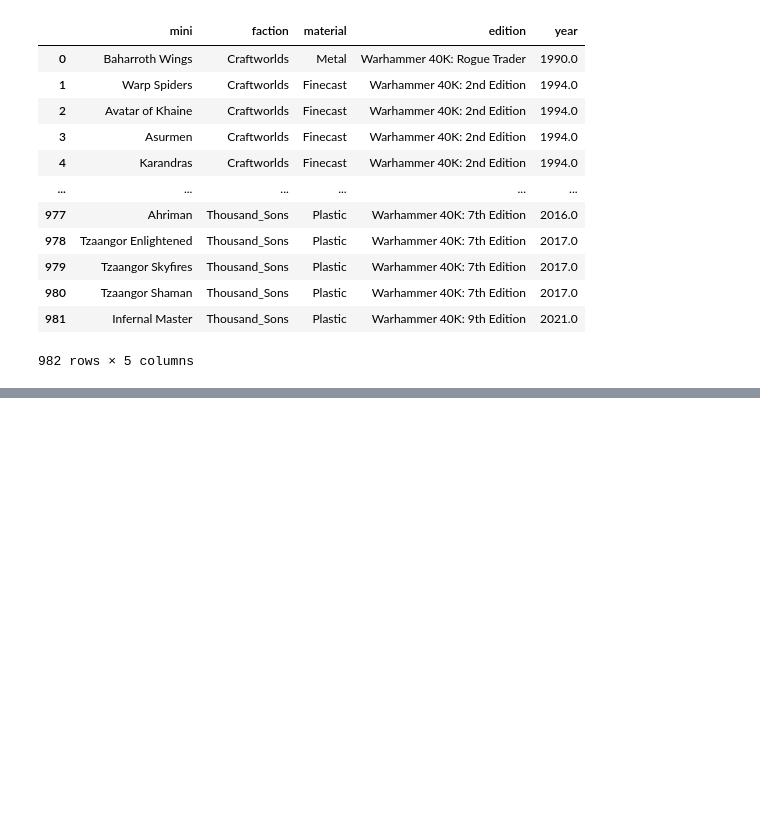
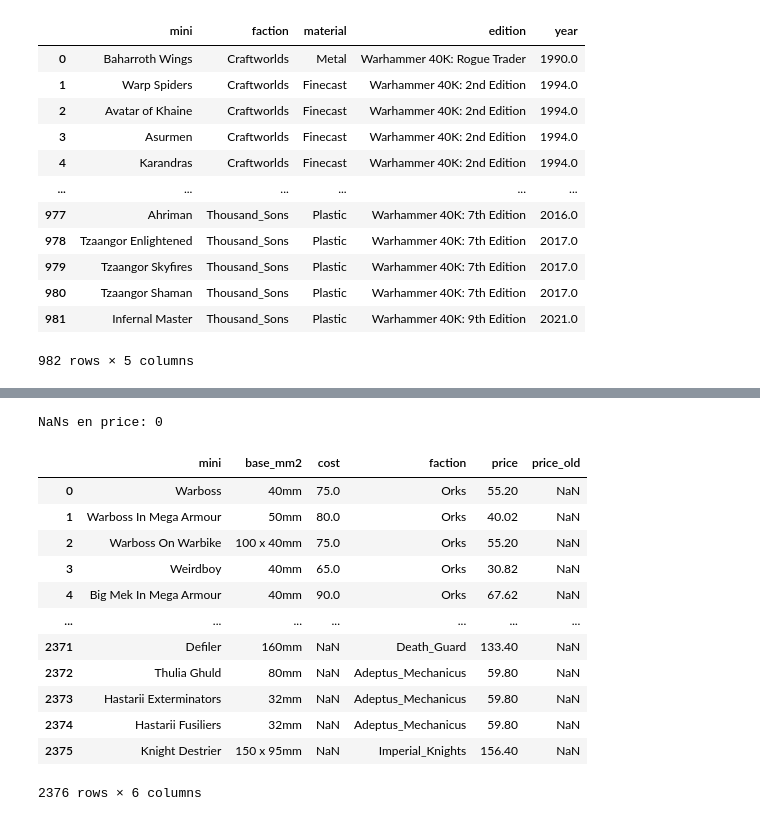
Before and after one commit to Varushet/EDA, a Jupyter notebook: DataFrame.ipynb, the cells around one changed output, grey strips where cells are left out. Cells and saved outputs as stored; diff of their text form; code cells hidden in the pictures; blank space fills up the shorter version.

```diff
--- a/DataFrame.ipynb
+++ b/DataFrame.ipynb
@@ -87,0 +1316,51 @@ v3_filtrado
+# %%
+from difflib import SequenceMatcher
+
+# Miniaturas con precio conocido
+known_prices = pd.concat([
+    v1[['mini', 'price']].rename(columns={'price': 'p'}),
+    v2[['mini', 'price']].rename(columns={'price': 'p'})
+]).drop_duplicates('mini').set_index('mini')['p']
+
+def find_price(mini_name, known, threshold=0.8):
+    mini_lower = str(mini_name).lower()
+    best_score = 0
+    best_price = np.nan
+    for known_mini, price in known.items():
+        score = SequenceMatcher(None, mini_lower, str(known_mini).lower()).ratio()
+        if score > best_score:
+            best_score = score
+            best_price = price
+    return best_price if best_score >= threshold else np.nan
+
+mask = delta['price'].isna()
+delta.loc[mask, 'price'] = delta.loc[mask, 'mini'].apply(
+    lambda x: find_price(x, known_prices)
+)
+
+# Rellenar restantes con mediana por faction
+median_by_faction = delta.groupby('faction')['price'].median()
+delta['price'] = delta.apply(
+    lambda row: median_by_faction[row['faction']] if pd.isna(row['price']) else row['price'],
+    axis=1
+)
+
+delta['price'] = delta['price'].fillna(delta['price'].median())
+
+print(f"NaNs en price: {delta['price'].isna().sum()}")
+delta
+# %% [output]
+NaNs en price: 0
+|  | mini | base_mm2 | cost | faction | price | price_old |
+| 0 | Warboss | 40mm | 75.0 | Orks | 55.20 | NaN |
+| 1 | Warboss In Mega Armour | 50mm | 80.0 | Orks | 40.02 | NaN |
+| 2 | Warboss On Warbike | 100 x 40mm | 75.0 | Orks | 55.20 | NaN |
+| 3 | Weirdboy | 40mm | 65.0 | Orks | 30.82 | NaN |
+| 4 | Big Mek In Mega Armour | 40mm | 90.0 | Orks | 67.62 | NaN |
+| ... | ... | ... | ... | ... | ... | ... |
+| 2371 | Defiler | 160mm | NaN | Death_Guard | 133.40 | NaN |
+| 2372 | Thulia Ghuld | 80mm | NaN | Adeptus_Mechanicus | 59.80 | NaN |
+| 2373 | Hastarii Exterminators | 32mm | NaN | Adeptus_Mechanicus | 59.80 | NaN |
+| 2374 | Hastarii Fusiliers | 32mm | NaN | Adeptus_Mechanicus | 59.80 | NaN |
+| 2375 | Knight Destrier | 150 x 95mm | NaN | Imperial_Knights | 156.40 | NaN |
+2376 rows × 6 columns
```
Also changed, not shown: parts of 18 cells of this notebook, 9 other files.
